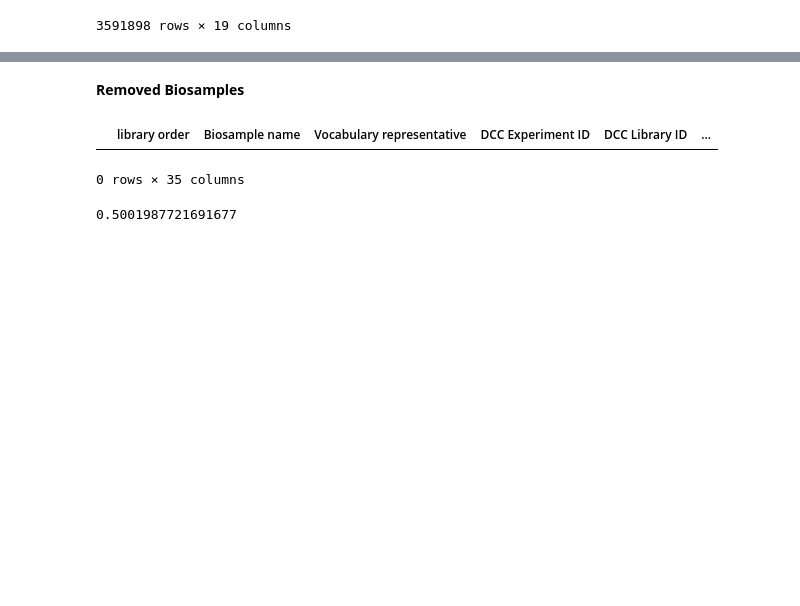
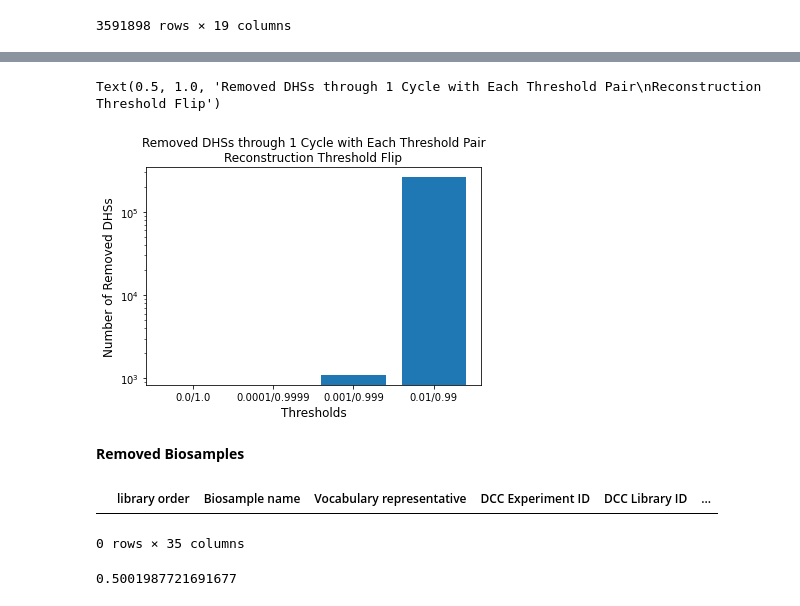
Before and after one commit to meuleman/gilbertAPI, a Jupyter notebook: recommendersystems/NMF/DHS/quality_of_NMF_recon_threshold_flip_01thresh_embeddings.ipynb, the cells around one changed output, grey strips where cells are left out. Drawn from its saved outputs; the diff is of its cells as text; code cells hidden in the pictures; blank space fills up the shorter version.

```diff
--- a/recommendersystems/NMF/DHS/quality_of_NMF_recon_threshold_flip_01thresh_embeddings.ipynb
+++ b/recommendersystems/NMF/DHS/quality_of_NMF_recon_threshold_flip_01thresh_embeddings.ipynb
@@ -157,0 +160,18 @@ all_comps_average_signal
+# %%
+#load npz file
+mixture_1_cycle_multiple_thresh = []
+to0_thresh_list = ['0.01', '0.001', '0.0001', '1e-05', '1e-06', '1e-07', '1e-08', '1e-09', '0.0']
+to1_thresh_list = ['0.99', '0.999', '0.9999', '0.99999', '0.999999', '0.9999999', '0.99999999', '0.999999999', '1.0']
+
+for i in range(len(to0_thresh_list)):
+    print(i)
+    to0_thresh = to0_thresh_list[i]
+    to1_thresh = to1_thresh_list[i]
+    if to0_thresh == '0.0':
+        filename = '/home/ctrader/Hold/NMF/DHS/fill_in_multiple_at_a_time_saves/reconstructed_threshold_flip_booldhsarr_basis_mixture_to0thresh'+to0_thresh+'_to1thresh'+to1_thresh+'_cycle1_CT20220323.npz'
+    else:
+        filename = '/home/ctrader/Hold/NMF/DHS/fill_in_multiple_at_a_time_saves/reconstructed_threshold_flip_booldhsarr_basis_mixture_to0thresh'+to0_thresh+'_to1thresh'+to1_thresh+'_cycle1_CT20220329.npz'
+    cycle_np_file = np.load(filename)
+    mixture_1_cycle_multiple_thresh.append(cycle_np_file['new_decomp_mixture'])
+
+mixture_1_cycle_multiple_thresh = np.array(mixture_1_cycle_multiple_thresh)
@@ -158,3 +197,20 @@ all_comps_average_signal
+# %%
+fig = plt.figure()
+fig.patch.set_facecolor('white')
+
+plt.bar(np.flip(np.arange(len(number_of_removed_DHSs))), number_of_removed_DHSs)
+
+threshold_vals = ['0.01/0.99', '0.001/0.999', '0.0001/0.9999', '0.0/1.0']
+plt.xticks(np.flip(np.arange(len(number_of_removed_DHSs))), threshold_vals)
+
+plt.yscale('log')
+
+plt.xlabel('Thresholds', fontsize=12)
+plt.ylabel('Number of Removed DHSs', fontsize=12)
+plt.title('Removed DHSs through 1 Cycle with Each Threshold Pair\nReconstruction Threshold Flip')
+# %% [output]
+Text(0.5, 1.0, 'Removed DHSs through 1 Cycle with Each Threshold Pair\nReconstruction Threshold Flip')
+[figure, added]
 # %% [markdown]
 **Removed Biosamples**
 # %%
```
Also changed, not shown: parts of 11 cells of this notebook.
